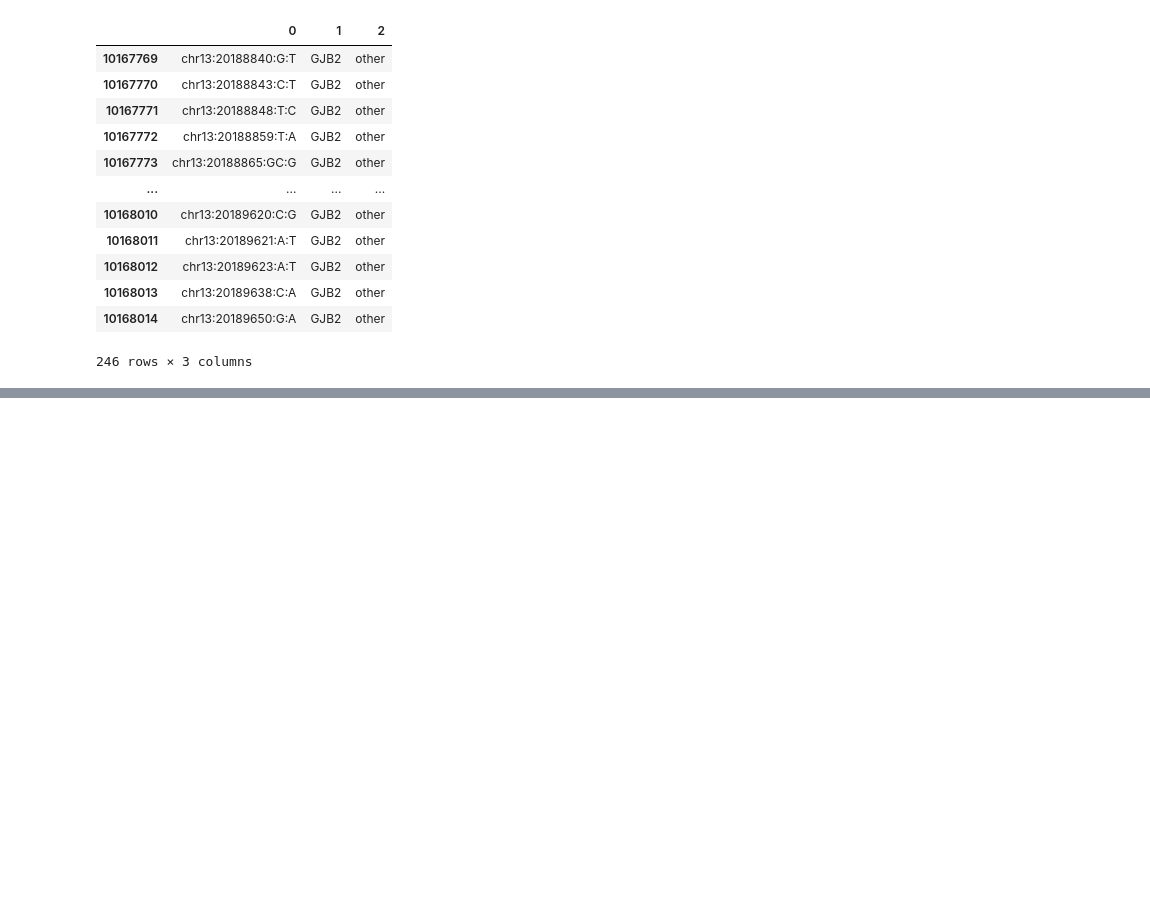
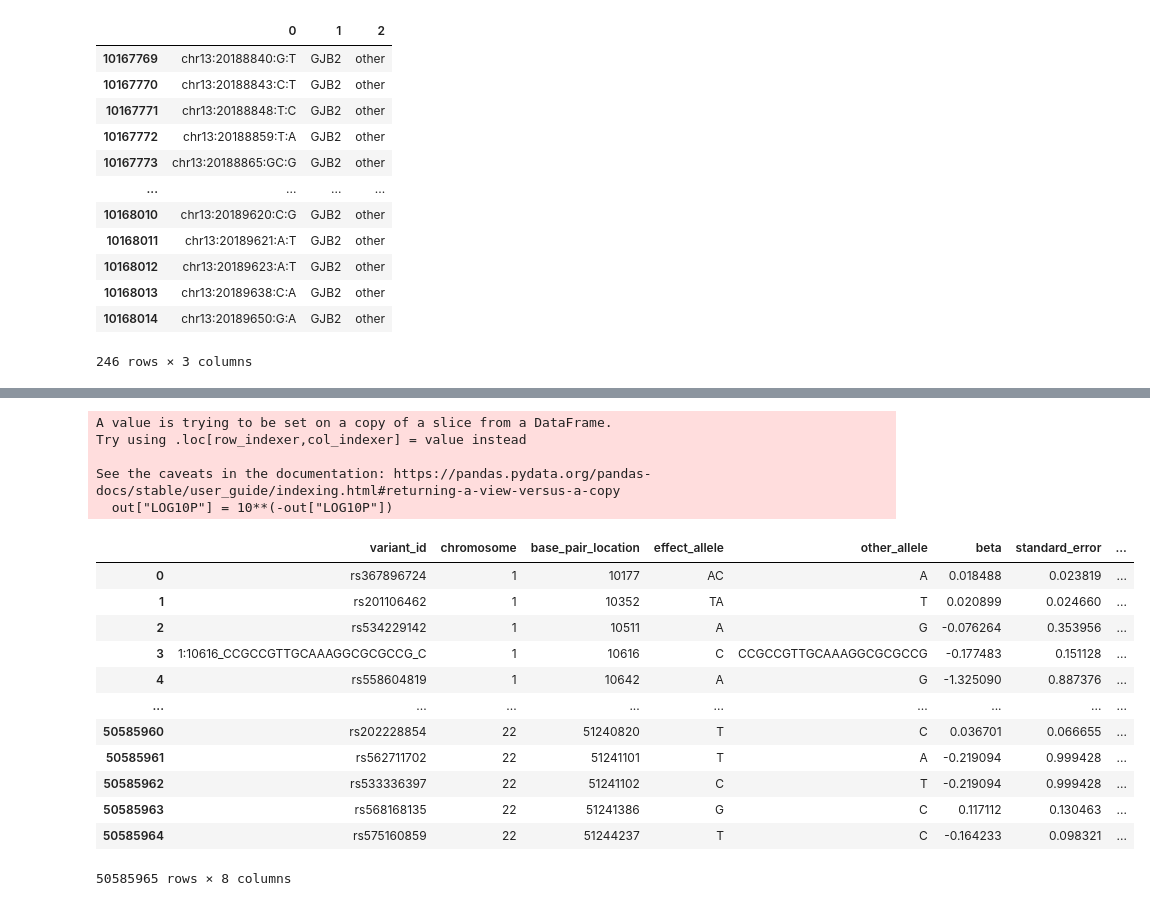
Before and after one commit to statgenetics/UKBB_GWAS_dev, a Jupyter notebook: workflow/rarevarianttable.ipynb, the cells around one changed output, grey strips where cells are left out. Drawn from its saved outputs; the diff is of its cells as text; code cells hidden in the pictures; blank space fills up the shorter version.

```diff
--- a/workflow/rarevarianttable.ipynb
+++ b/workflow/rarevarianttable.ipynb
@@ -6599,0 +6696,46 @@ plink \
+# %%
+# 200k
+import glob
+for name in glob.glob('/home/gl2776/UKBiobank/results/REGENIE_results/results_exome_data/090921*/*.regenie.snp_stats_original_columns.gz'):
+    filename = name.split("/")[-1]
+    out = '/home/gl2776/UKBiobank/results/REGENIE_results/results_paper/GWAS_catelog/200k/' + filename.split(".")[0] + '.tsv'
+    transform_exome(name,out)
+# 150k
+for name in glob.glob('/home/gl2776/UKBiobank/results/REGENIE_results/results_exome_data/091421*150K/*.regenie.snp_stats_original_columns.gz'):
+    filename = name.split("/")[-1]
+    out = '/home/gl2776/UKBiobank/results/REGENIE_results/results_paper/GWAS_catelog/150k/' + filename.split(".")[0] + '.tsv'
+    transform_exome(name,out)
+# 50k
+for name in glob.glob('/home/gl2776/UKBiobank/results/REGENIE_results/results_exome_data/091421*_50K/*.regenie.snp_stats_original_columns.gz'):
+    filename = name.split("/")[-1]
+    out = '/home/gl2776/UKBiobank/results/REGENIE_results/results_paper/GWAS_catelog/50k/' + filename.split(".")[0] + '.tsv'
+    transform_exome(name,out)
+# %% [output]
+A value is trying to be set on a copy of a slice from a DataFrame.
+Try using .loc[row_indexer,col_indexer] = value instead
+
+See the caveats in the documentation: https://pandas.pydata.org/pandas-docs/stable/user_guide/indexing.html#returning-a-view-versus-a-copy
+  out["LOG10P"] = 10**(-out["LOG10P"])
+# %%
+# for imputed sumstat
+import pandas as pd
+stats = "~/UKBiobank/results/REGENIE_results/results_imputed_data/2021_10_13_f3393_300K/100521_UKBB_Hearing_aid_f3393_expandedwhite_9165cases_141007ctrl_300k_PC1_PC2_f3393.regenie.snp_stats_original_columns.gz"
+data = pd.read_csv(stats,header=0,sep="\t",compression="gzip")
+out = data[["ID","CHROM","GENPOS","ALLELE1","ALLELE0","BETA","SE","LOG10P"]]
+out["LOG10P"] = 10**(-out["LOG10P"])
+out.columns = ["variant_id","chromosome","base_pair_location","effect_allele","other_allele","beta","standard_error","p_value"]
+out
+# %% [output]
+|  | variant_id | chromosome | base_pair_location | effect_allele | other_allele | beta | standard_error | ... |
+| 0 | rs367896724 | 1 | 10177 | AC | A | 0.018488 | 0.023819 | ... |
+| 1 | rs201106462 | 1 | 10352 | TA | T | 0.020899 | 0.024660 | ... |
+| 2 | rs534229142 | 1 | 10511 | A | G | -0.076264 | 0.353956 | ... |
+| 3 | 1:10616_CCGCCGTTGCAAAGGCGCGCCG_C | 1 | 10616 | C | CCGCCGTTGCAAAGGCGCGCCG | -0.177483 | 0.151128 | ... |
+| 4 | rs558604819 | 1 | 10642 | A | G | -1.325090 | 0.887376 | ... |
+| ... | ... | ... | ... | ... | ... | ... | ... | ... |
+| 50585960 | rs202228854 | 22 | 51240820 | T | C | 0.036701 | 0.066655 | ... |
+| 50585961 | rs562711702 | 22 | 51241101 | T | A | -0.219094 | 0.999428 | ... |
+| 50585962 | rs533336397 | 22 | 51241102 | C | T | -0.219094 | 0.999428 | ... |
+| 50585963 | rs568168135 | 22 | 51241386 | G | C | 0.117112 | 0.130463 | ... |
+| 50585964 | rs575160859 | 22 | 51244237 | T | C | -0.164233 | 0.098321 | ... |
+50585965 rows × 8 columns
```
Also changed, not shown: parts of 14 cells of this notebook.
